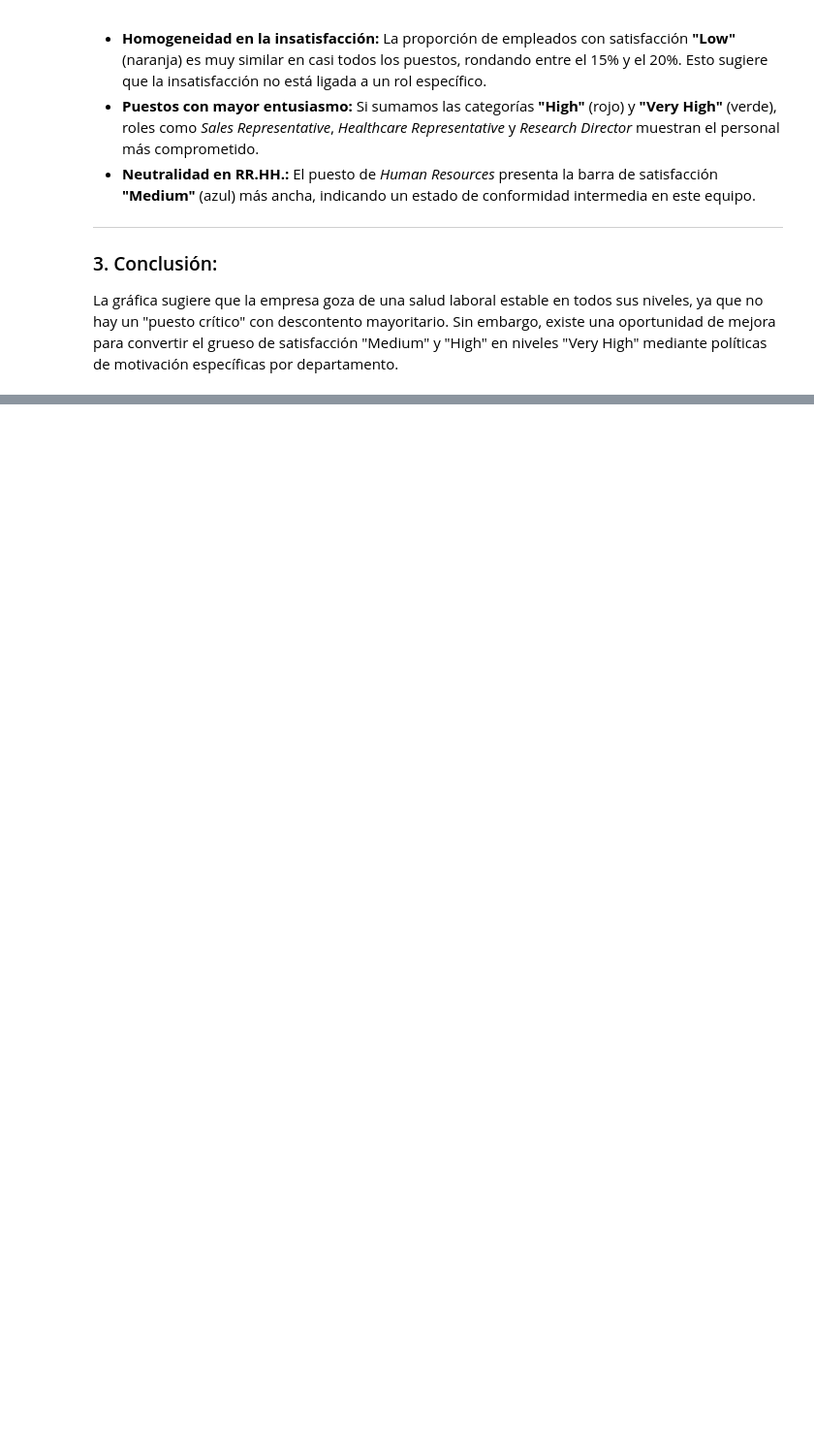
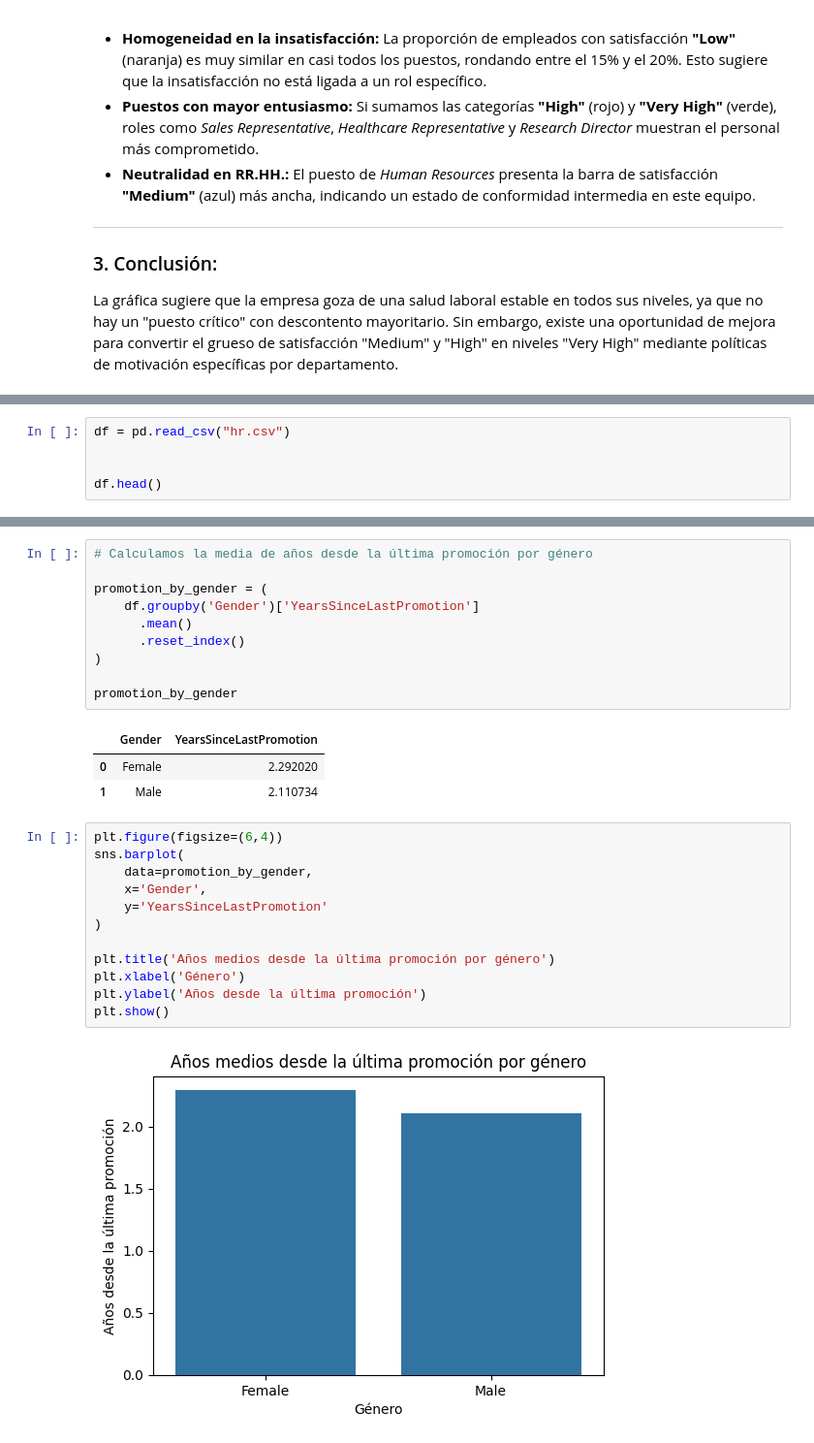
Before and after one commit to PatriciaAnaya/project-da-promo-59-modulo-3-team-3, a Jupyter notebook: optimizacion-de-talento.ipynb, the cells around one changed output, grey strips where cells are left out. Shown at 97% size. Drawn from its saved outputs; the diff is of its cells as text; blank space fills up the shorter version.

```diff
--- a/optimizacion-de-talento.ipynb
+++ b/optimizacion-de-talento.ipynb
@@ -716,0 +745,5 @@ Index(['age', 'attrition', 'business_travel', 'daily_rate', 'department',
+# %%
+df = pd.read_csv("hr.csv")
+
+
+df.head()
@@ -716,0 +757,28 @@ Index(['age', 'attrition', 'business_travel', 'daily_rate', 'department',
+# %%
+# Calculamos la media de años desde la última promoción por género
+
+promotion_by_gender = (
+    df.groupby('Gender')['YearsSinceLastPromotion']
+      .mean()
+      .reset_index()
+)
+
+promotion_by_gender
+# %% [output]
+|  | Gender | YearsSinceLastPromotion |
+| 0 | Female | 2.292020 |
+| 1 | Male | 2.110734 |
+# %%
+plt.figure(figsize=(6,4))
+sns.barplot(
+    data=promotion_by_gender,
+    x='Gender',
+    y='YearsSinceLastPromotion'
+)
+
+plt.title('Años medios desde la última promoción por género')
+plt.xlabel('Género')
+plt.ylabel('Años desde la última promoción')
+plt.show()
+# %% [output]
+[figure, added]
```
Also changed, not shown: parts of 22 cells of this notebook, 1 other file.
